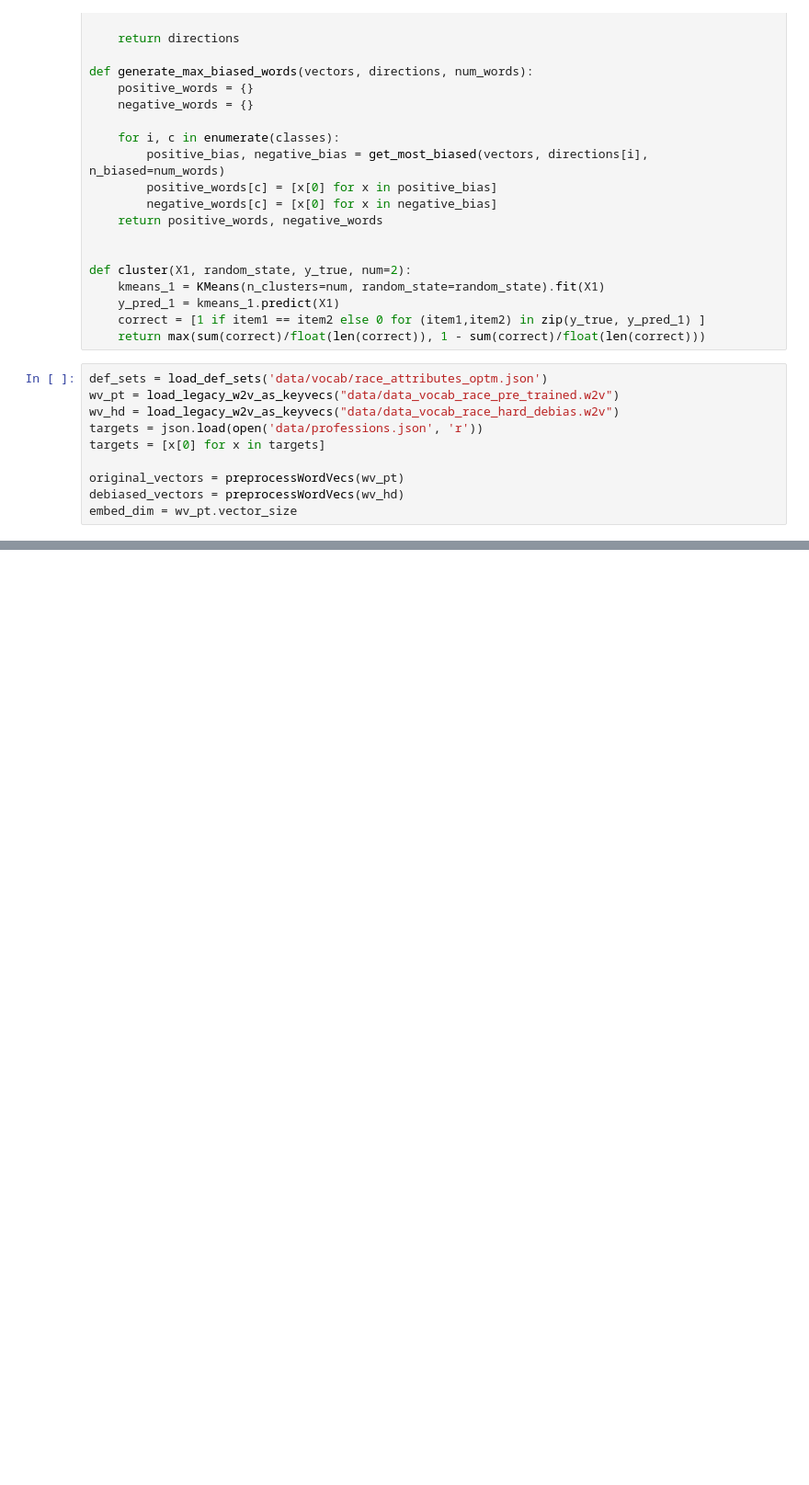
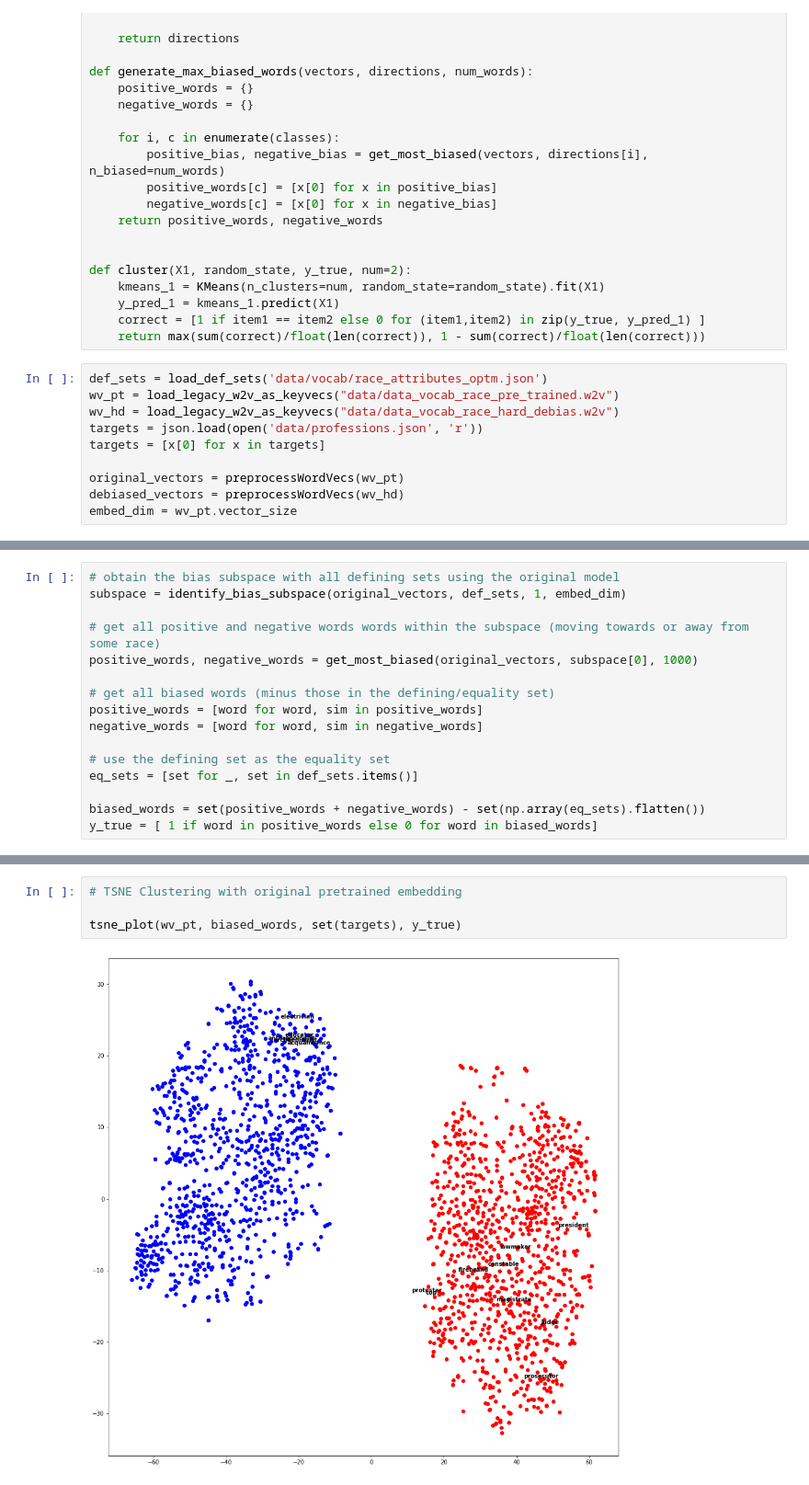
Before and after one commit to YolandaMDavis/DebiasMulticlassWordEmbedding, a Jupyter notebook: Debiasing/hard-debias-experiment.ipynb, the cells around one changed output, grey strips where cells are left out. Shown at 92% size. Saved outputs shown, nothing was run; the diff lists cells and outputs as text; blank space fills up the shorter version.

```diff
--- a/Debiasing/hard-debias-experiment.ipynb
+++ b/Debiasing/hard-debias-experiment.ipynb
@@ -197,0 +130,16 @@ ax.grid()
+# %%
+# obtain the bias subspace with all defining sets using the original model
+subspace = identify_bias_subspace(original_vectors, def_sets, 1, embed_dim)
+
+# get all positive and negative words words within the subspace (moving towards or away from some race)
+positive_words, negative_words = get_most_biased(original_vectors, subspace[0], 1000)
+
+# get all biased words (minus those in the defining/equality set)
+positive_words = [word for word, sim in positive_words]
+negative_words = [word for word, sim in negative_words]
+
+# use the defining set as the equality set
+eq_sets = [set for _, set in def_sets.items()]
+
+biased_words = set(positive_words + negative_words) - set(np.array(eq_sets).flatten())
+y_true = [ 1 if word in positive_words else 0 for word in biased_words]
@@ -197,0 +157,6 @@ ax.grid()
+# %%
+# TSNE Clustering with original pretrained embedding
+
+tsne_plot(wv_pt, biased_words, set(targets), y_true)
+# %% [output]
+[figure, added]
```
Also changed, not shown: parts of 16 cells of this notebook, 2 other files.
